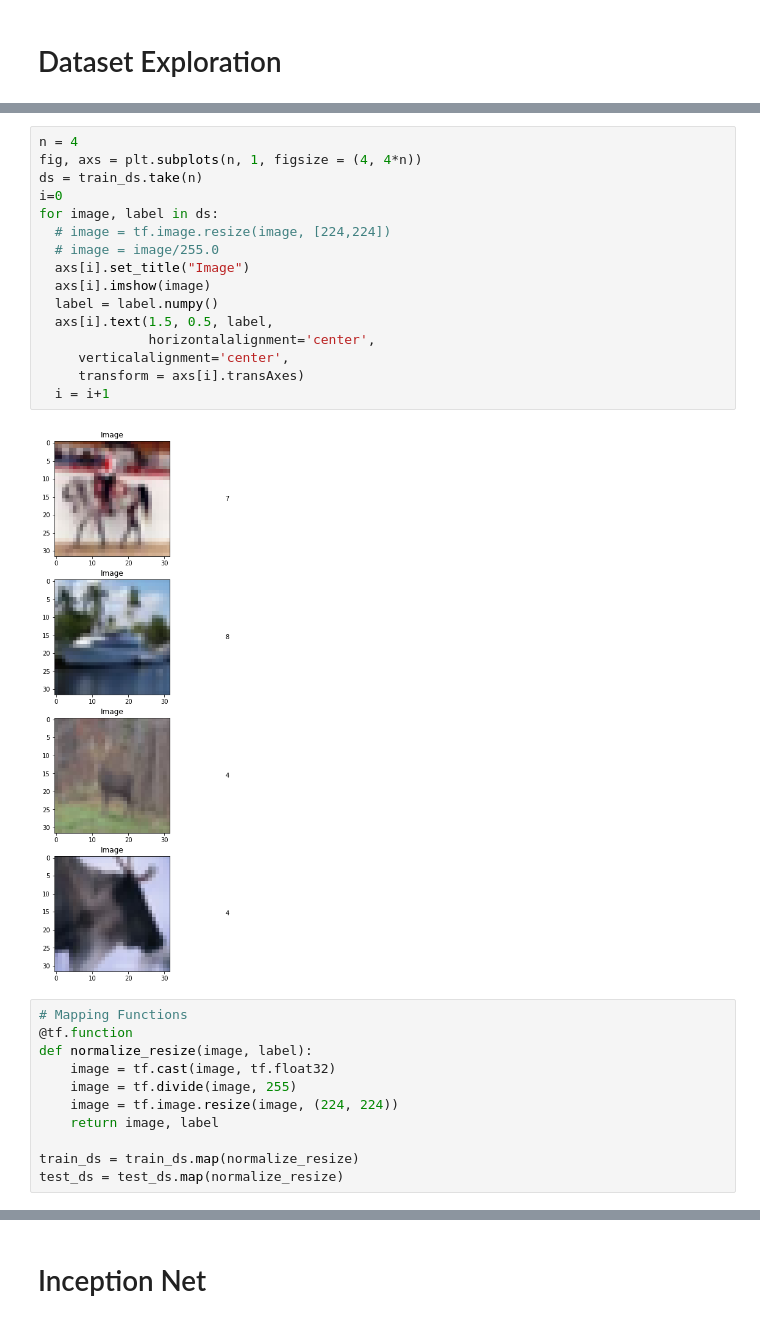
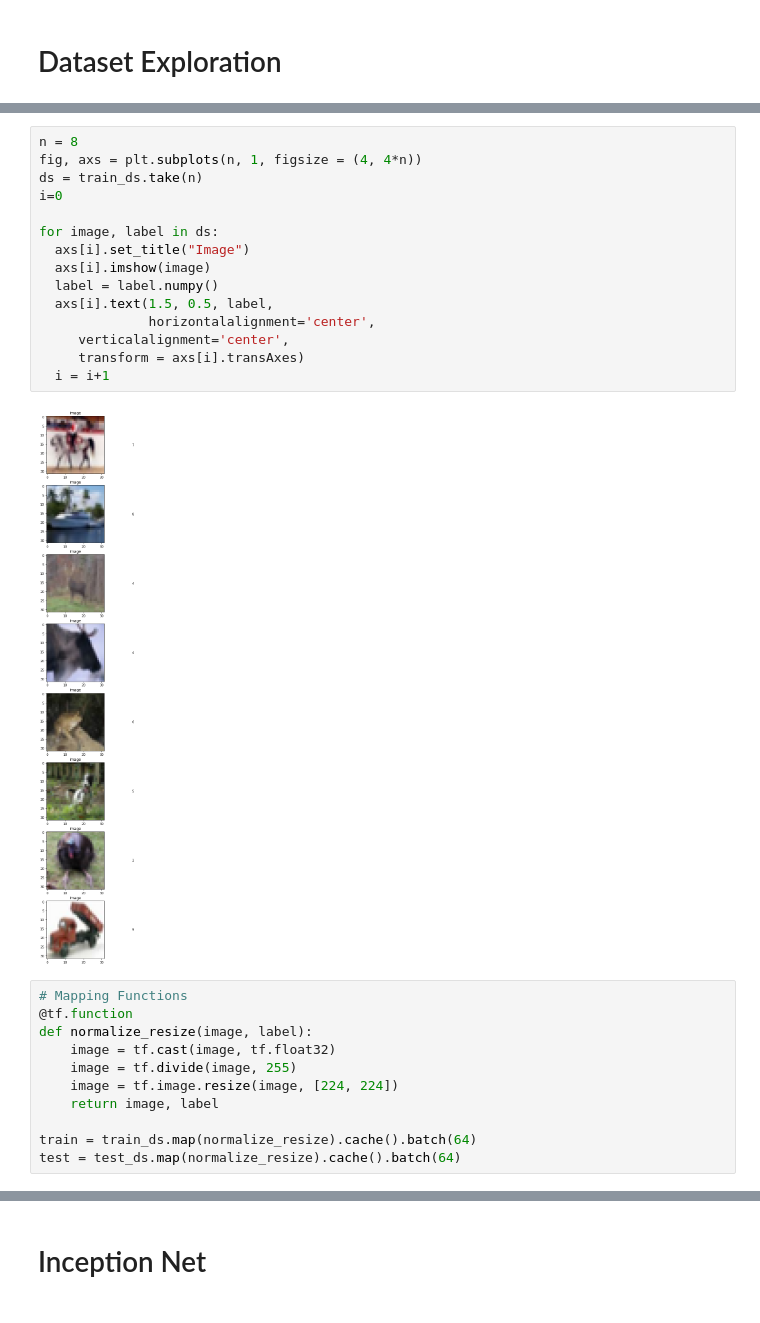
Before and after one commit to Aadit3003/GoogLeNet-implementation, a Jupyter notebook: InceptionNet.ipynb, the cells around one changed output, grey strips where cells are left out. Cells and saved outputs as stored; diff of their text form.

```diff
--- a/InceptionNet.ipynb
+++ b/InceptionNet.ipynb
@@ -22,29 +31,28 @@ print(train_ds)
 # %%
-n = 4
+n = 8
 fig, axs = plt.subplots(n, 1, figsize = (4, 4*n))
 ds = train_ds.take(n)
 i=0
+
 for image, label in ds:
-  # image = tf.image.resize(image, [224,224])
-  # image = image/255.0
   axs[i].set_title("Image")
   axs[i].imshow(image)
   label = label.numpy()
   axs[i].text(1.5, 0.5, label,
               horizontalalignment='center',
      verticalalignment='center',
      transform = axs[i].transAxes)
   i = i+1
 # %% [output]
-[figure, old version]
+[figure, new version]
 # %%
 # Mapping Functions
 @tf.function
 def normalize_resize(image, label):
     image = tf.cast(image, tf.float32)
     image = tf.divide(image, 255)
-    image = tf.image.resize(image, (224, 224))
+    image = tf.image.resize(image, [224, 224])
     return image, label
 
-train_ds = train_ds.map(normalize_resize)
-test_ds = test_ds.map(normalize_resize)
+train = train_ds.map(normalize_resize).cache().batch(64)
+test = test_ds.map(normalize_resize).cache().batch(64)
```
Also changed, not shown: parts of 24 cells of this notebook.
